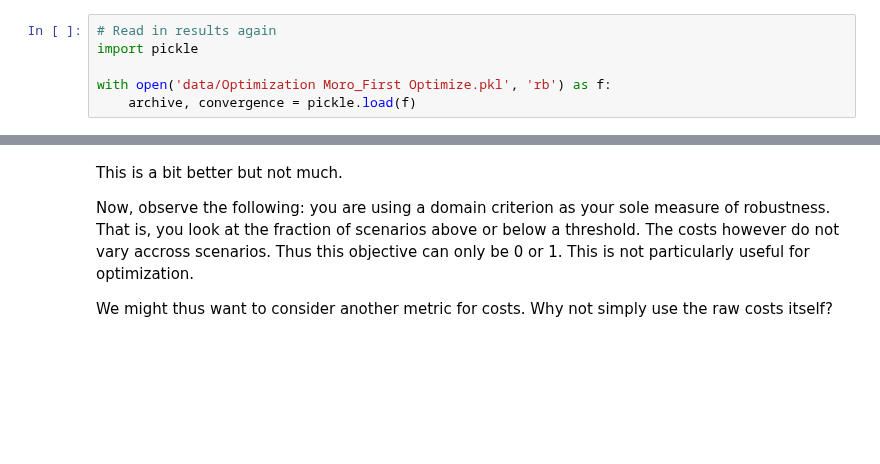
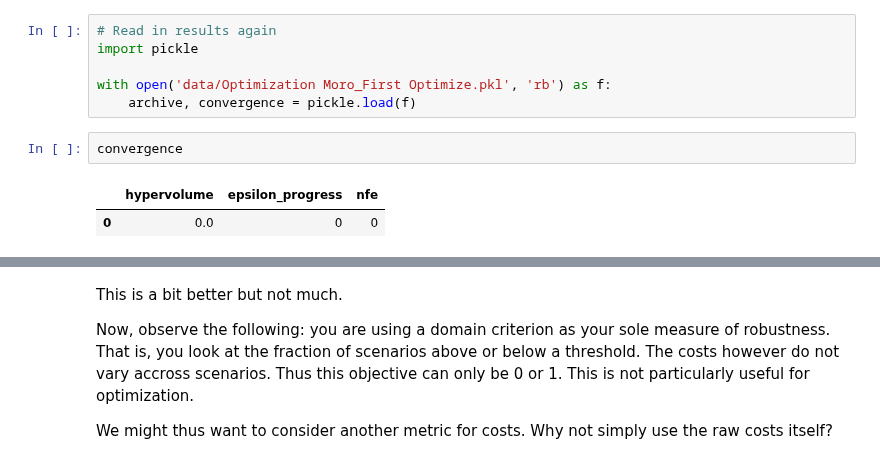
Before and after one commit to WKSu/Model-based-decision-making, a Jupyter notebook: epa1361_open/final assignment/Optimization Moro.ipynb, the cells around one changed output, grey strips where cells are left out. Saved outputs shown, nothing was run; the diff lists cells and outputs as text; blank space fills up the shorter version.

```diff
--- a/epa1361_open/final assignment/Optimization Moro.ipynb
+++ b/epa1361_open/final assignment/Optimization Moro.ipynb
@@ -218,6 +253,11 @@ import pickle
 
 with open('data/Optimization Moro_First Optimize.pkl', 'rb') as f:
     archive, convergence = pickle.load(f)
+# %%
+convergence
+# %% [output]
+|  | hypervolume | epsilon_progress | nfe |
+| 0 | 0.0 | 0 | 0 |
 # %%
 fig, (ax1, ax2) = plt.subplots(ncols=2, sharex=True, figsize=(8,4))
 ax1.plot(convergence.nfe, convergence.epsilon_progress)
```
Also changed, not shown: parts of 18 cells of this notebook.
